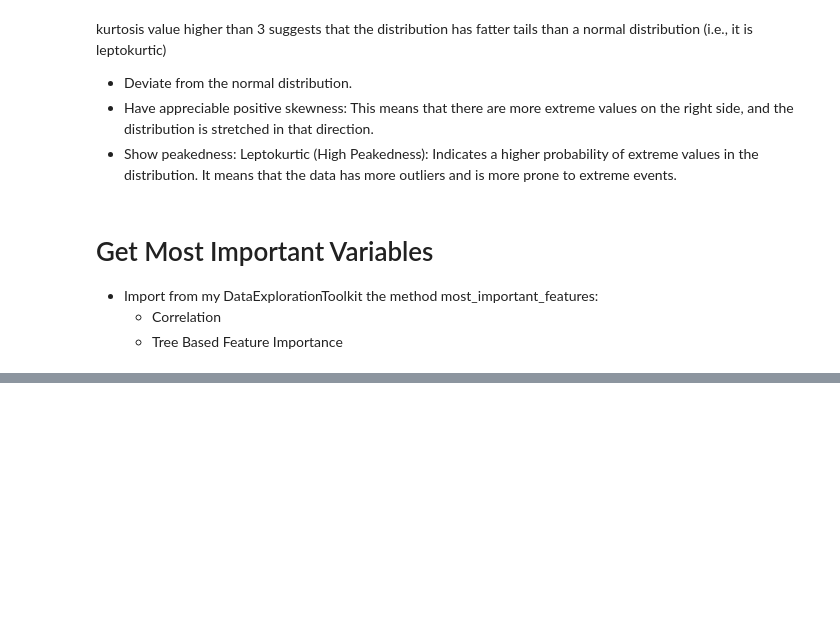
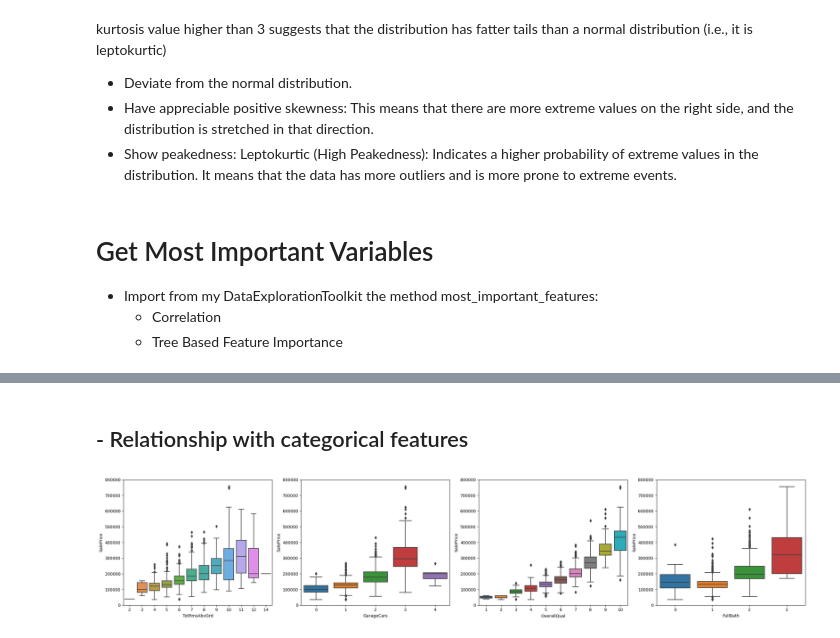
Before and after one commit to PJGPFCosta/DataExploration, a Jupyter notebook: Comprehensive Data Exploration/1-Initial.ipynb, the cells around one changed output, grey strips where cells are left out. Cells and saved outputs as stored; diff of their text form; code cells hidden in the pictures; blank space fills up the shorter version.

Commit message:
Added relationship with categorical features and relationship with numerical features

```diff
--- a/Comprehensive Data Exploration/1-Initial.ipynb
+++ b/Comprehensive Data Exploration/1-Initial.ipynb
@@ -130,0 +95,30 @@ plt.show()
+# %%
+# Split Columns into numerical and categorical
+
+max_value_for_categorical=20
+cat_col_forced=['OverallQual']
+all_columns=dtl.return_categorical_numerical_columns(subset_df,cat_col_forced,max_value_for_categorical)
+cat_cols=all_columns[0]#categorical Columns
+num_cols=all_columns[1]#numerical Columns
+# %% [markdown]
+## - Relationship with categorical features
+# %%
+
+# Create a grid of subplots
+fig, axes = plt.subplots(nrows=1, ncols=len(cat_cols), figsize=(6*len(cat_cols), 5))
+
+# Iterate through the categorical columns
+for i, var in enumerate(cat_cols):
+    data = pd.concat([subset_df['SalePrice'], subset_df[var]], axis=1)
+
+    # Create a box plot
+    sns.boxplot(x=var, y="SalePrice", data=data, ax=axes[i])
+    axes[i].set_ylim(0, 800000)  # Set y-axis limits
+
+# Adjust layout
+plt.tight_layout()
+
+# Show the plots
+plt.show()
+# %% [output]
+[figure, added]
```
Also changed, not shown: parts of 7 cells of this notebook, 1 other file.
